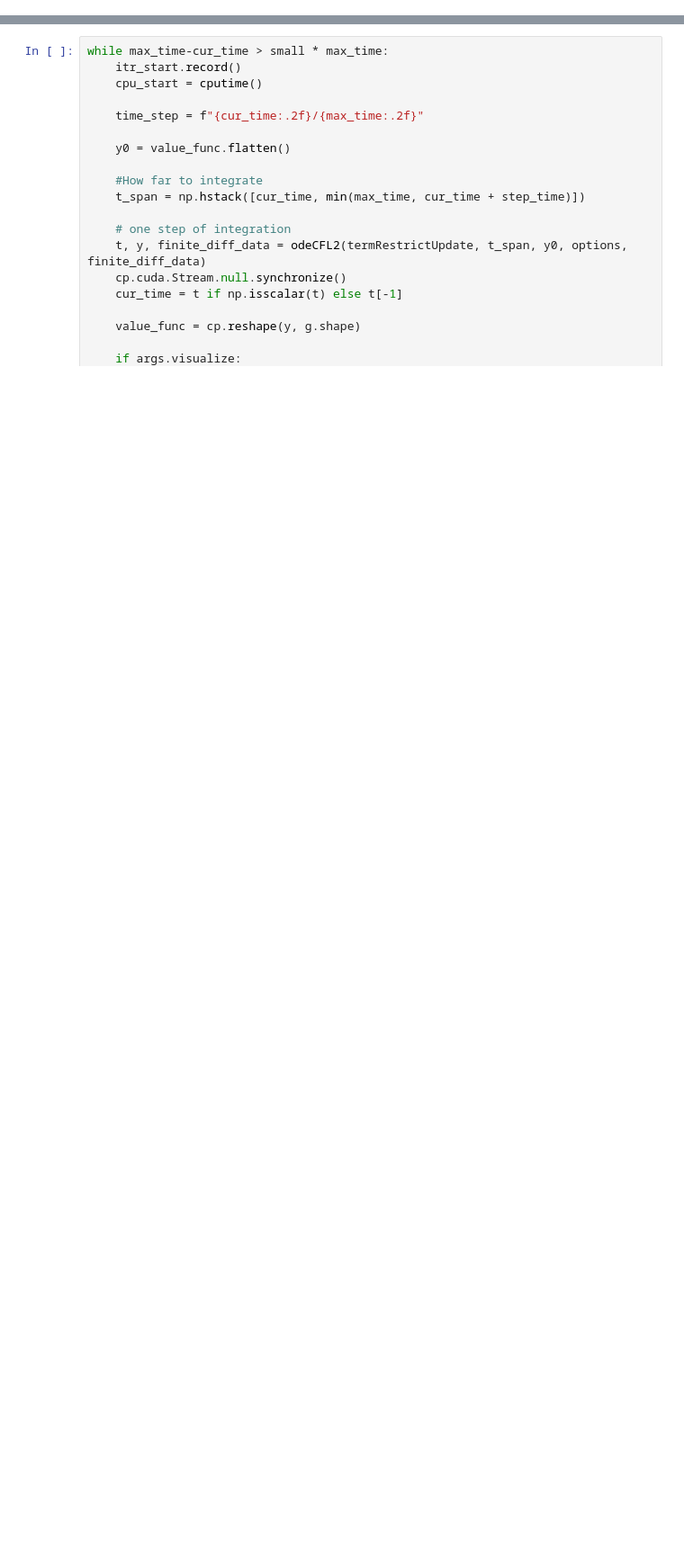
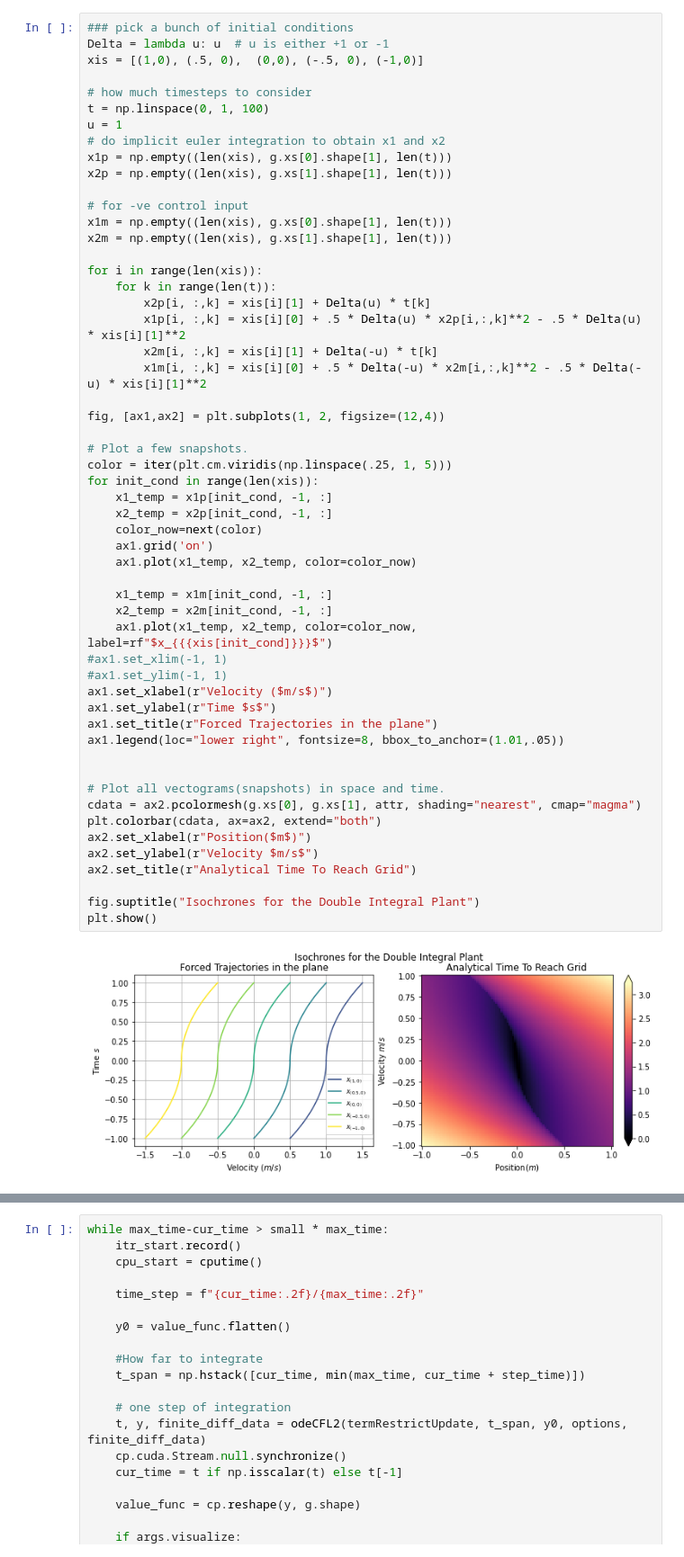
Before and after one commit to robotsorcerer/ComplexBRAT, a Jupyter notebook: Notes/double_int.ipynb, the cells around one changed output, grey strips where cells are left out. Shown at 90% size. Drawn from its saved outputs; the diff is of its cells as text; blank space fills up the shorter version.

Commit message:
added isochrones to notebook

```diff
--- a/Notes/double_int.ipynb
+++ b/Notes/double_int.ipynb
@@ -23,0 +96,56 @@ from LevelSetPy.ExplicitIntegration.Term import termRestrictUpdate, termLaxFried
+# %%
+### pick a bunch of initial conditions
+Delta = lambda u: u  # u is either +1 or -1
+xis = [(1,0), (.5, 0),  (0,0), (-.5, 0), (-1,0)]
+
+# how much timesteps to consider
+t = np.linspace(0, 1, 100)
+u = 1
+# do implicit euler integration to obtain x1 and x2
+x1p = np.empty((len(xis), g.xs[0].shape[1], len(t)))
+x2p = np.empty((len(xis), g.xs[1].shape[1], len(t)))
+
+# for -ve control input
+x1m = np.empty((len(xis), g.xs[0].shape[1], len(t)))
+x2m = np.empty((len(xis), g.xs[1].shape[1], len(t)))
+
+for i in range(len(xis)):
+    for k in range(len(t)):
+        x2p[i, :,k] = xis[i][1] + Delta(u) * t[k]
+        x1p[i, :,k] = xis[i][0] + .5 * Delta(u) * x2p[i,:,k]**2 - .5 * Delta(u) * xis[i][1]**2
+        x2m[i, :,k] = xis[i][1] + Delta(-u) * t[k]
+        x1m[i, :,k] = xis[i][0] + .5 * Delta(-u) * x2m[i,:,k]**2 - .5 * Delta(-u) * xis[i][1]**2
+
+fig, [ax1,ax2] = plt.subplots(1, 2, figsize=(12,4))
+
+# Plot a few snapshots.
+color = iter(plt.cm.viridis(np.linspace(.25, 1, 5)))
+for init_cond in range(len(xis)):
+    x1_temp = x1p[init_cond, -1, :]
+    x2_temp = x2p[init_cond, -1, :]
+    color_now=next(color)
+    ax1.grid('on')
+    ax1.plot(x1_temp, x2_temp, color=color_now)
+
+    x1_temp = x1m[init_cond, -1, :]
+    x2_temp = x2m[init_cond, -1, :]
+    ax1.plot(x1_temp, x2_temp, color=color_now, label=rf"$x_{{{xis[init_cond]}}}$")
+#ax1.set_xlim(-1, 1)
+#ax1.set_ylim(-1, 1)
+ax1.set_xlabel(r"Velocity ($m/s$)")
+ax1.set_ylabel(r"Time $s$")
+ax1.set_title(r"Forced Trajectories in the plane")
+ax1.legend(loc="lower right", fontsize=8, bbox_to_anchor=(1.01,.05))
+
+
+# Plot all vectograms(snapshots) in space and time.
+cdata = ax2.pcolormesh(g.xs[0], g.xs[1], attr, shading="nearest", cmap="magma")
+plt.colorbar(cdata, ax=ax2, extend="both")
+ax2.set_xlabel(r"Position($m$)")
+ax2.set_ylabel(r"Velocity $m/s$")
+ax2.set_title(r"Analytical Time To Reach Grid")
+
+fig.suptitle("Isochrones for the Double Integral Plant")
+plt.show()
+# %% [output]
+[figure, added]
```
Also changed, not shown: parts of 24 cells of this notebook, 1 other file.
